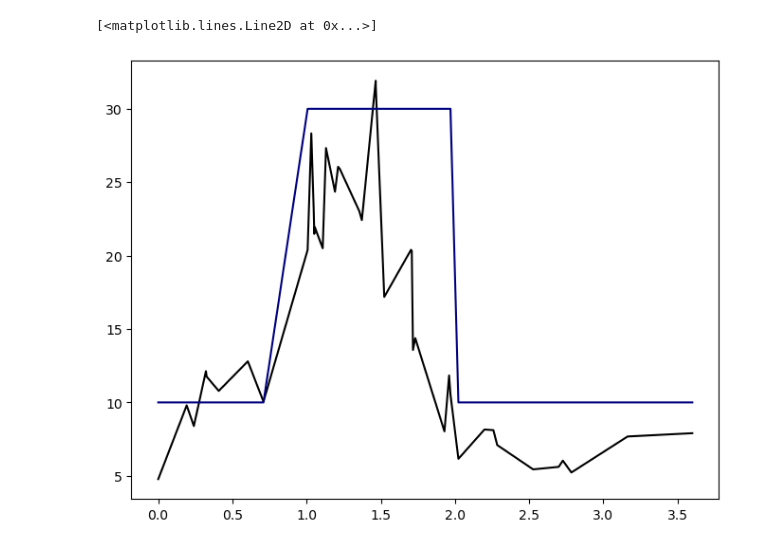
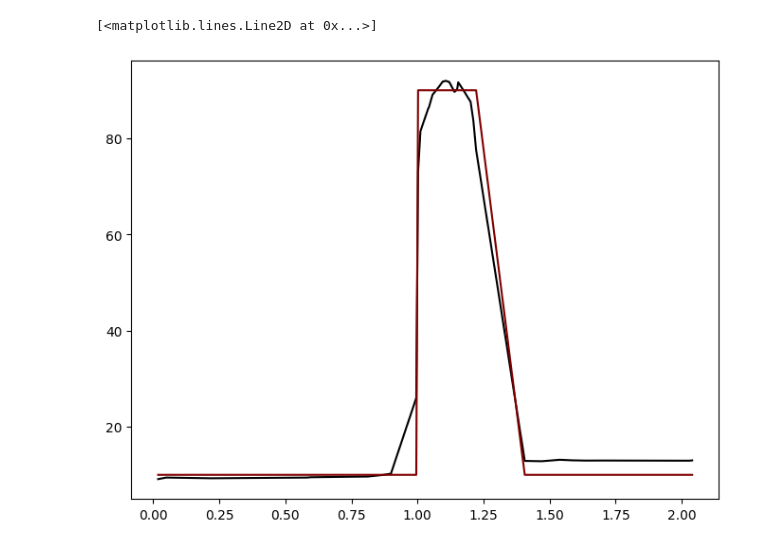
Before and after one commit to villrv/ppae, a Jupyter notebook: debugging.ipynb, the cells around one changed output. Drawn from its saved outputs; the diff is of its cells as text; code cells hidden in the pictures.

```diff
--- a/debugging.ipynb
+++ b/debugging.ipynb
@@ -10,11 +11,15 @@ if Ashley:
 # %%
-k_list = [1,0.5,0.25]
-data = StepFunctionEventsDataset(4096,[1, 0.5, 0.25])
-loader = DataLoader(data, batch_size=1024, shuffle=True)
+# Create dataset
+N = 4096
+B = 1024
+unique_k_list = [1,0.5,0.25]
+data = StepFunctionEventsDataset(N, unique_k_list)
+loader = DataLoader(data, batch_size=B, shuffle=True, num_workers=4)
 # %%
+# Create NN model
 num_freqs = 6
-model = Autoencoder(40 * (2*num_freqs+1), 10, 2*num_freqs+1, 1, lam = 0)
-model = model.to(device)
-trainer = pl.Trainer(max_epochs=200, accelerator=device, devices=1)
+num_latent = 10
+model = Autoencoder(40 * (2*num_freqs+1), num_latent, 2*num_freqs+1, 1, lam_TV = 1)
+trainer = pl.Trainer(max_epochs=200, accelerator=device, devices=1, plugins=[DisabledSLURMEnvironment(auto_requeue=False)], log_every_n_steps=8)
 history = trainer.fit(model, loader)
 # %% [output]
@@ -43,12 +47,12 @@ HPU available: False, using: 0 HPUs
 # %% [output]
 [interactive output not drawn]
 # %%
-# Testing data, currently just the training data
-test_loader = DataLoader(data, batch_size=4096)
+# Test data, currently just the training data
+test_loader = DataLoader(data, batch_size=N)
 test_batch = next(iter(test_loader))
 model.eval()
 with torch.no_grad():
-    model.encode(test_batch['event_list'])
+    model.encode(model.code(test_batch['event_list']).reshape(N,-1))
     z = model.latent.cpu().numpy()
 # %%
 ##### t-SNE
@@ -113,16 +129,19 @@ plt.show()
 # %%
+# Visualize the rate function that the NN has learned.
+index = 1
+
 with torch.no_grad():
     coded = model.code(test_batch['event_list'])
     rates = model.decode(coded)
 
 # Calculate true rates
 labels = test_batch['type'].numpy()
 k_list = torch.tensor([1,0.5,0.25])[labels].unsqueeze(-1)
 true_rates = 10 + 20 / k_list * (coded[:,:,0] >= 1) * (coded[:,:,0] <= (1+k_list))
-index = 5
+
 plt.figure(figsize=(8,6))
 plt.plot(coded[index,:,0], torch.exp(rates[index,:,0]),color='k')
 plt.plot(coded[index,:,0], true_rates[index,:], color = colors[labels[index]])
 # %% [output]
 [<matplotlib.lines.Line2D at 0x...>]
-[figure, old version]
+[figure, new version]
```
Also changed, not shown: parts of 5 cells of this notebook, 16 other files.
